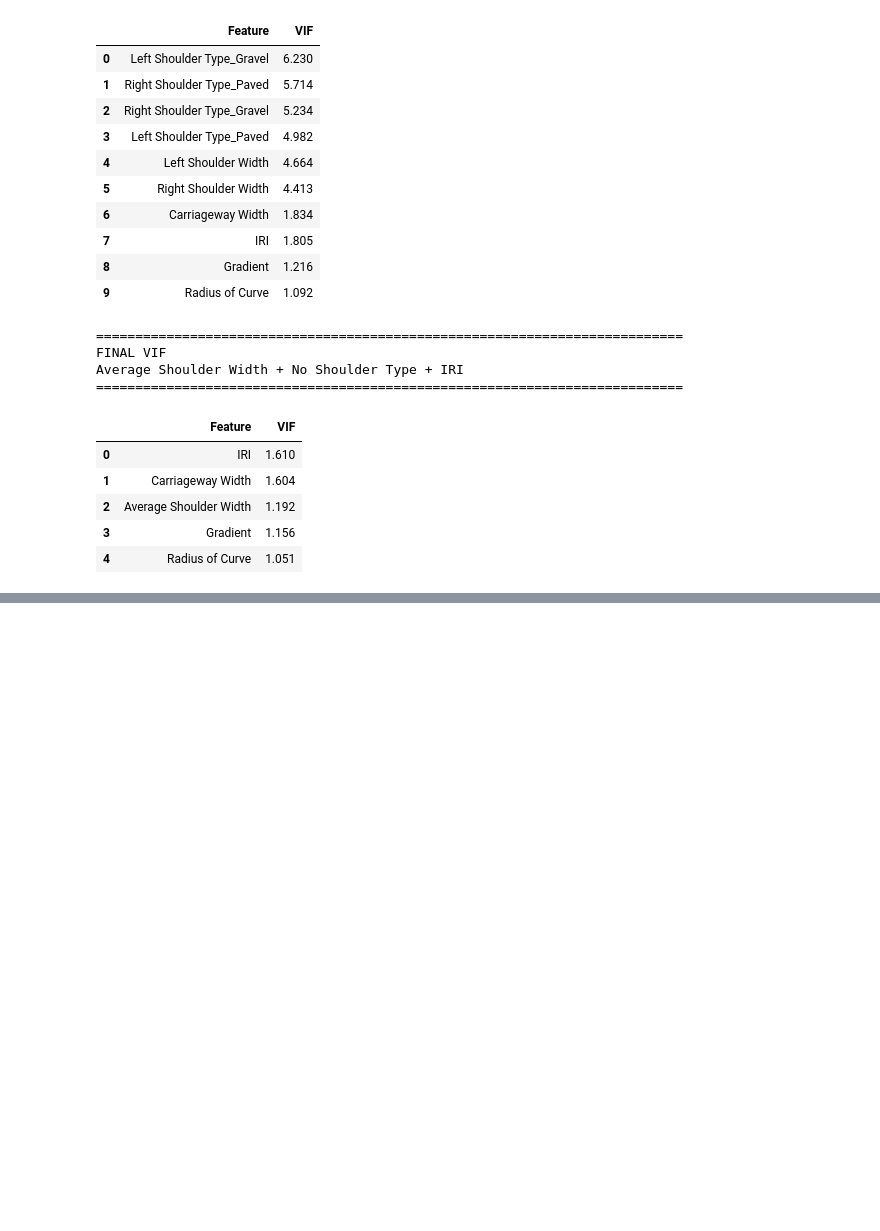
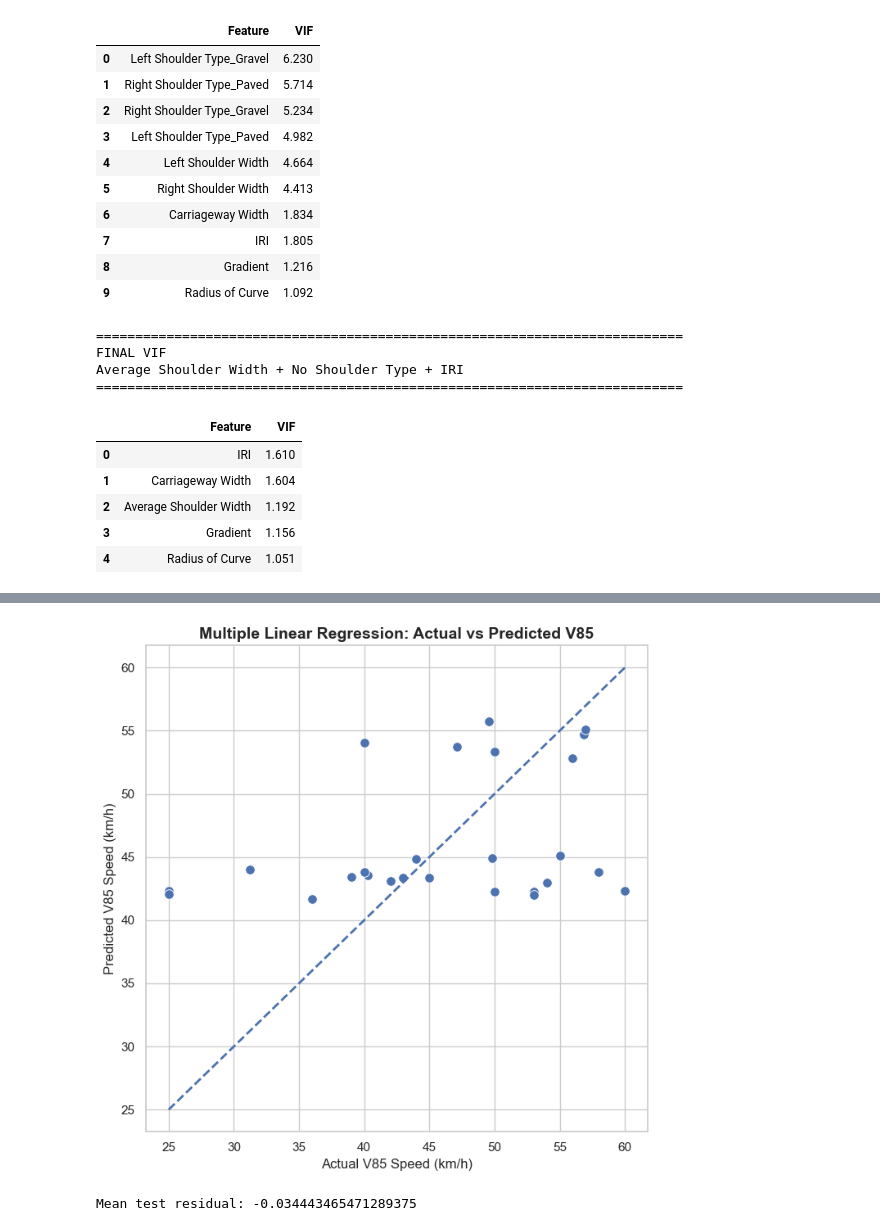
Before and after one commit to aavasd75/thesis_codes, a Jupyter notebook: model_IRI_1500.ipynb, the cells around one changed output, grey strips where cells are left out. Cells and saved outputs as stored; diff of their text form; code cells hidden in the pictures; blank space fills up the shorter version.

```diff
--- a/model_IRI_1500.ipynb
+++ b/model_IRI_1500.ipynb
@@ -1156,0 +1381,12 @@ Average Shoulder Width + No Shoulder Type + IRI
+# %%
+# ============================================================
+# MLR PREDICTIONS
+# ============================================================
+
+y_train_pred_mlr = mlr_model.predict(
+    X_train_scaled
+)
+
+y_test_pred_mlr = mlr_model.predict(
+    X_test_scaled
+)
@@ -1156,0 +1566,64 @@ Average Shoulder Width + No Shoulder Type + IRI
+# %%
+# ============================================================
+# MLR: ACTUAL VS PREDICTED
+# TEST DATA
+# ============================================================
+
+plt.figure(figsize=(7, 7))
+
+sns.scatterplot(
+    x=y_test,
+    y=y_test_pred_mlr,
+    s=70
+)
+
+# Perfect prediction line
+min_value = min(
+    y_test.min(),
+    y_test_pred_mlr.min()
+)
+
+max_value = max(
+    y_test.max(),
+    y_test_pred_mlr.max()
+)
+
+plt.plot(
+    [min_value, max_value],
+    [min_value, max_value],
+    "--",
+    linewidth=2
+)
+
+plt.xlabel(
+    "Actual V85 Speed (km/h)"
+)
+
+plt.ylabel(
+    "Predicted V85 Speed (km/h)"
+)
+
+plt.title(
+    "Multiple Linear Regression: Actual vs Predicted V85",
+    fontsize=14,
+    fontweight="bold"
+)
+
+plt.tight_layout()
+plt.show()
+# %% [output]
+[figure, added]
+# %%
+# ============================================================
+# MLR RESIDUALS
+# ============================================================
+
+mlr_residuals = (
+    y_test.values
+    - y_test_pred_mlr
+)
+
+print("Mean test residual:",
+      np.mean(mlr_residuals))
+# %% [output]
+Mean test residual: -0.034443465471289375
```
Also changed, not shown: parts of 192 cells of this notebook, 3 other files.
